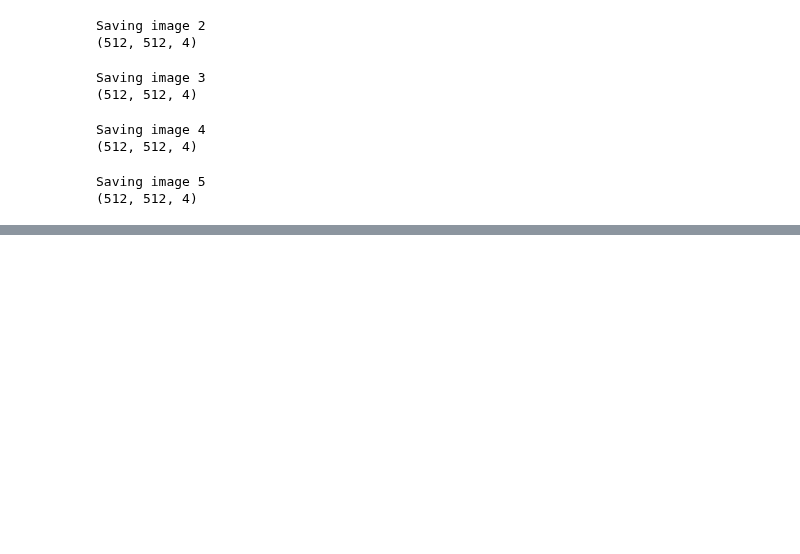
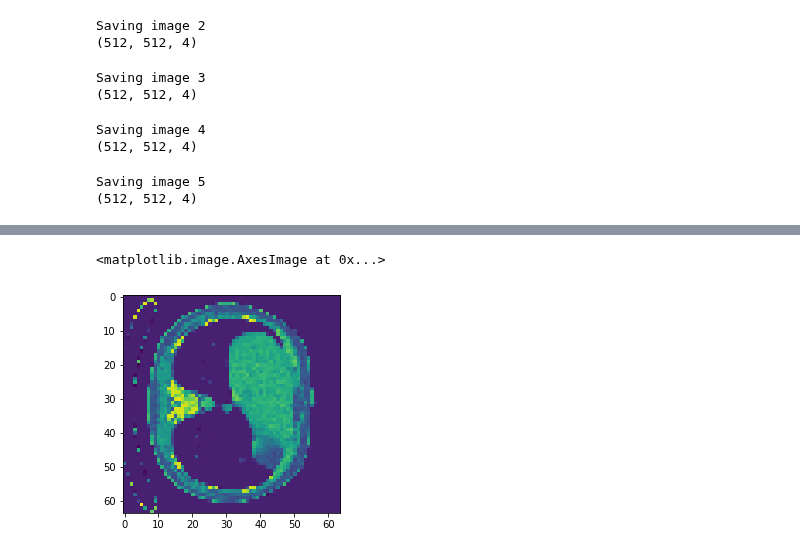
Before and after one commit to TapasKumarDutta1/ARM-Net, a Jupyter notebook: 3d_gan.ipynb, the cells around one changed output, grey strips where cells are left out. Saved outputs shown, nothing was run; the diff lists cells and outputs as text; code cells hidden in the pictures; blank space fills up the shorter version.

```diff
--- a/3d_gan.ipynb
+++ b/3d_gan.ipynb
@@ -820,33 +829,40 @@ torch.Size([1, 1, 512, 512, 8])
 # %%
+from tqdm import tqdm
+for epoch in range(100):
+        dsets = ShapeNetDataset()
+        dset_loaders = torch.utils.data.DataLoader(dsets, batch_size=1, shuffle=True, num_workers=1)
+        for i, X in enumerate(dset_loaders):
 
+            X = var_or_cuda(X)
+
+
+            Z = generateZ()
+            real_labels = var_or_cuda(torch.ones(1))
+            fake_labels = var_or_cuda(torch.zeros(1))
 
 
             # ============= Train the discriminator =============#
             d_real = D(X)
             d_real_loss = criterion(d_real, real_labels)
 
-
             fake = G(Z)
+            fake=fake[0]
             d_fake = D(fake)
             d_fake_loss = criterion(d_fake, fake_labels)
 
             d_loss = d_real_loss + d_fake_loss
 
 
-            d_real_acu = torch.ge(d_real.squeeze(), 0.5).float()
-            d_fake_acu = torch.le(d_fake.squeeze(), 0.5).float()
-            d_total_acu = torch.mean(torch.cat((d_real_acu, d_fake_acu),0))
-
-            if d_total_acu <=10:
-                D.zero_grad()
-                d_loss.backward()
-                D_solver.step()
+            D.zero_grad()
+            d_loss.backward()
+            D_solver.step()
 
             # =============== Train the generator ===============#
 
             Z = generateZ()
 
             fake = G(Z)
+            fake=fake[0]
             d_fake = D(fake)
             g_loss = criterion(d_fake, real_labels)
 
@@ -859,9 +875,5 @@ torch.Size([1, 1, 512, 512, 8])
         iteration = str(G_solver.state_dict()['state'][G_solver.state_dict()['param_groups'][0]['params'][0]]['step'])
 
         # =============== each epoch save model or save image ===============#
-        print('Iter-{}; , D_loss : {:.4}, G_loss : {:.4}, D_acu : {:.4}, D_lr : {:.4}'.format(iteration, d_loss.data[0], g_loss.data[0], d_total_acu.data[0], D_solver.state_dict()['param_groups'][0]["lr"]))
-
-
-
-        D_scheduler.step()
+        print('Iter-{}; , D_loss : {:.4}, G_loss : {:.4},  D_lr : {:.4}'.format(iteration, d_loss.item(), g_loss.item(),  D_solver.state_dict()['param_groups'][0]["lr"]))
 # %% [output]
@@ -923,0 +910,5 @@ RuntimeError: ignored
+# %%
+plt.imshow(X[0,:,:,0].cpu().detach().numpy())
+# %% [output]
+<matplotlib.image.AxesImage at 0x...>
+[figure, added]
```
Also changed, not shown: parts of 23 cells of this notebook.
